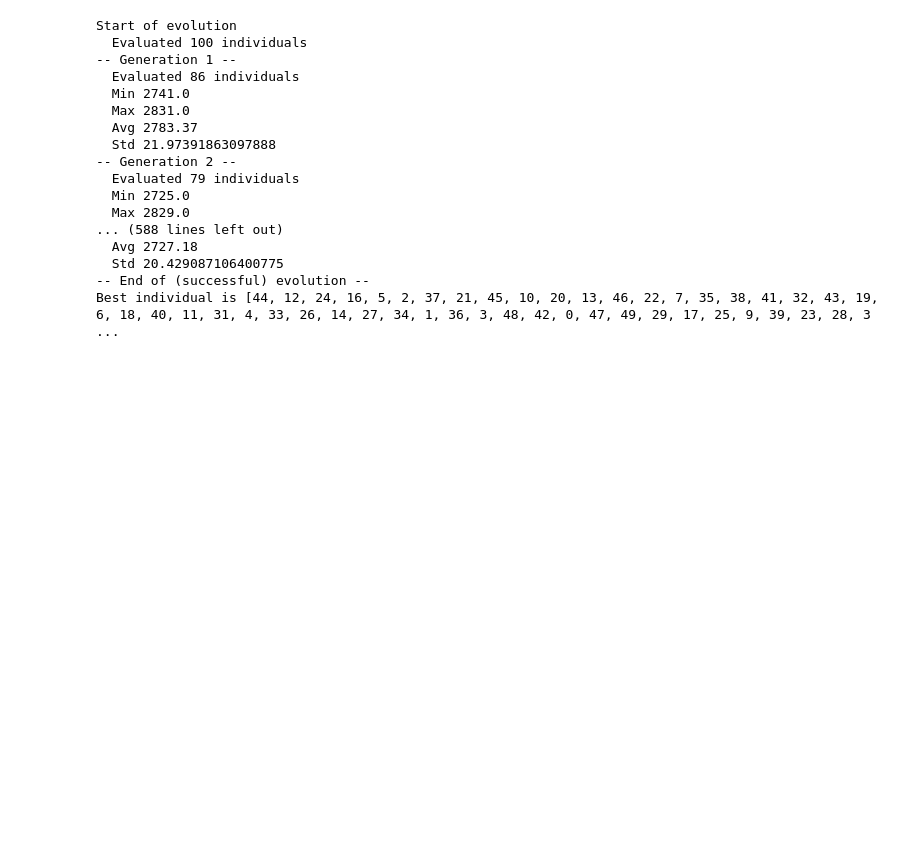
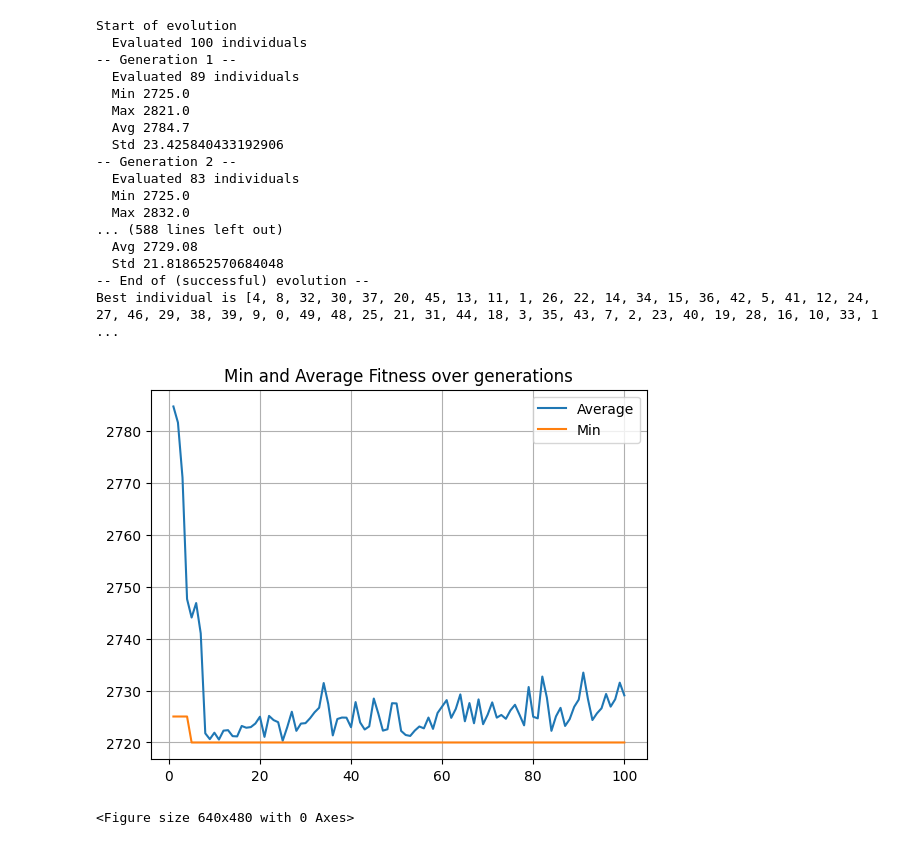
Before and after one commit to hslima00/CInte, a Jupyter notebook: proj2/Funções .ipynb, the cells around one changed output. Cells and saved outputs as stored; diff of their text form; code cells hidden in the pictures; blank space fills up the shorter version.

Commit message:
adicionei um plot no Funcoes.ipynb e duas propostas de solução

```diff
--- a/proj2/Funções .ipynb
+++ b/proj2/Funções .ipynb
@@ -136,7 +137,8 @@ def P1(Number_Customers, Population_Size, Number_of_Evaluations, seed):
 
     # Variable keeping track of the number of generations
     g = 0
-
+    arr_mean = []
+    arr_min = []
     # Begin the evolution
     while g < Number_of_Evaluations/ Population_Size:
         # A new generation
@@ -191,29 +193,42 @@ def P1(Number_Customers, Population_Size, Number_of_Evaluations, seed):
         print("  Avg %s" % mean)
         print("  Std %s" % std)
 
+        arr_mean.append(mean)
+        arr_min.append(min(fits))
+
     print("-- End of (successful) evolution --")
 
     best_ind = tools.selBest(pop, 1)[0]
     print("Best individual is %s, %s" % (best_ind, best_ind.fitness.values))
 
+    x_coordinate = [i+1 for i in range(len(arr_mean))]
+    plt.plot(x_coordinate, arr_mean, label = "Average")
+    plt.plot(x_coordinate, arr_min, label = "Min")
+    plt.title("Min and Average Fitness over generations")
+    plt.legend()
+    plt.grid()
+    plt.figure()
+
     return
 # %%
-P1(50, 100, 10000, 53)
+P1(50, 100, 10000, 50)
 # %% [output]
 Start of evolution
   Evaluated 100 individuals
 -- Generation 1 --
-  Evaluated 86 individuals
-  Min 2741.0
-  Max 2831.0
-  Avg 2783.37
-  Std 21.97391863097888
+  Evaluated 89 individuals
+  Min 2725.0
+  Max 2821.0
+  Avg 2784.7
+  Std 23.425840433192906
 -- Generation 2 --
-  Evaluated 79 individuals
+  Evaluated 83 individuals
   Min 2725.0
-  Max 2829.0
+  Max 2832.0
 ... (588 lines left out)
-  Avg 2727.18
-  Std 20.429087106400775
+  Avg 2729.08
+  Std 21.818652570684048
 -- End of (successful) evolution --
-Best individual is [44, 12, 24, 16, 5, 2, 37, 21, 45, 10, 20, 13, 46, 22, 7, 35, 38, 41, 32, 43, 19, 6, 18, 40, 11, 31, 4, 33, 26, 14, 27, 34, 1, 36, 3, 48, 42, 0, 47, 49, 29, 17, 25, 9, 39, 23, 28, 3 ...
+Best individual is [4, 8, 32, 30, 37, 20, 45, 13, 11, 1, 26, 22, 14, 34, 15, 36, 42, 5, 41, 12, 24, 27, 46, 29, 38, 39, 9, 0, 49, 48, 25, 21, 31, 44, 18, 3, 35, 43, 7, 2, 23, 40, 19, 28, 16, 10, 33, 1 ...
+[figure, added]
+<Figure size 640x480 with 0 Axes>
```
Also changed, not shown: parts of 3 cells of this notebook, 2 other files.
